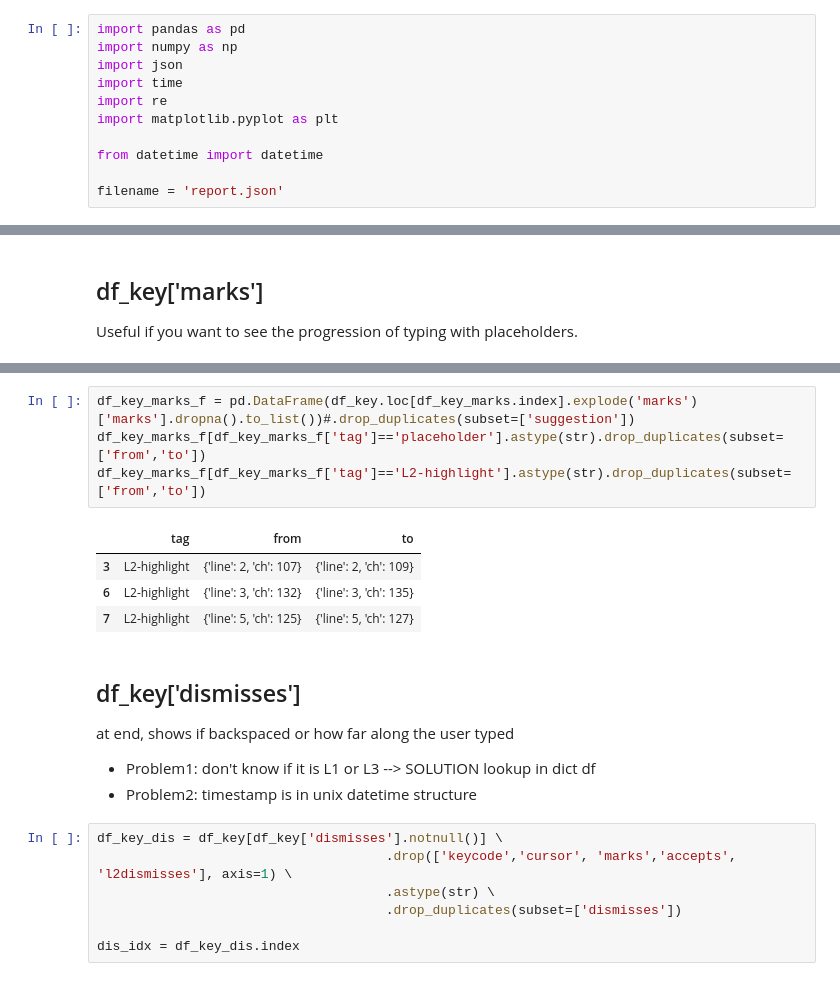
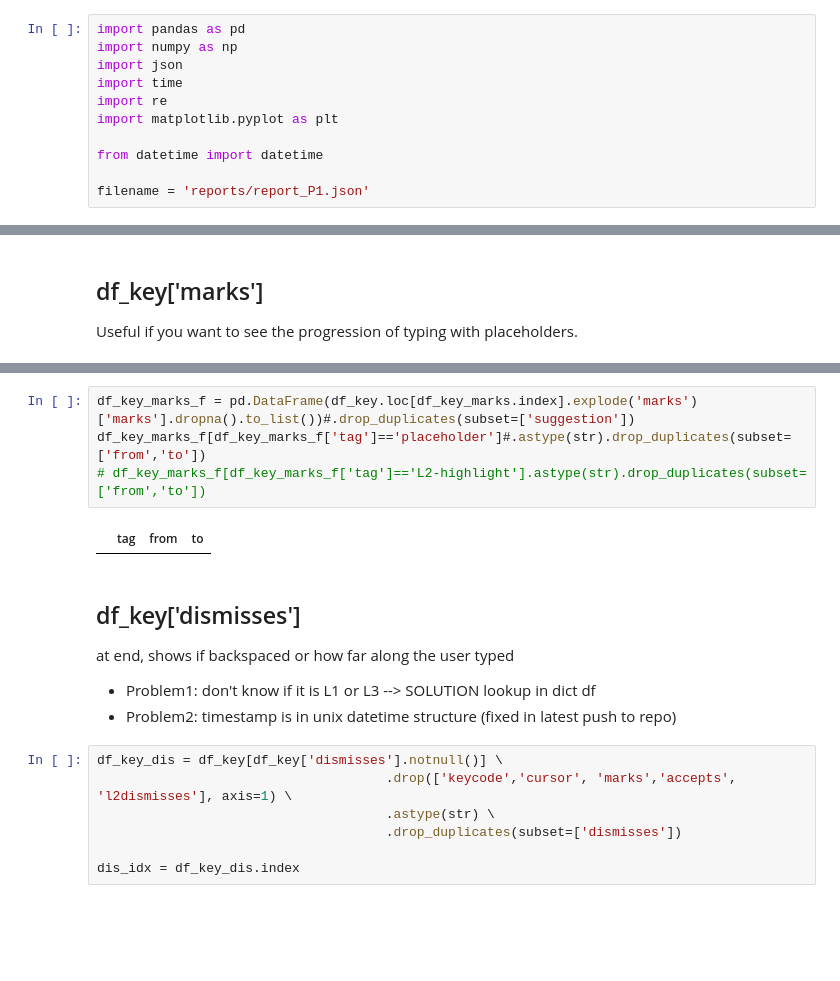
Before and after one commit to ucla-hci/journal, a Jupyter notebook: analytics/analysis.ipynb, the cells around one changed output, grey strips where cells are left out. Cells and saved outputs as stored; diff of their text form; blank space fills up the shorter version.

```diff
--- a/analytics/analysis.ipynb
+++ b/analytics/analysis.ipynb
@@ -8,7 +8,7 @@ import matplotlib.pyplot as plt
 
 from datetime import datetime
 
-filename = 'report.json'
+filename = 'reports/report_P1.json'
 # %%
 with open(filename, encoding="utf-8") as f:
     target = f.read()
@@ -229,17 +250,14 @@ df_key_marks #.to_csv('dummy.csv')
 # %%
 df_key_marks_f = pd.DataFrame(df_key.loc[df_key_marks.index].explode('marks')['marks'].dropna().to_list())#.drop_duplicates(subset=['suggestion'])
-df_key_marks_f[df_key_marks_f['tag']=='placeholder'].astype(str).drop_duplicates(subset=['from','to'])
-df_key_marks_f[df_key_marks_f['tag']=='L2-highlight'].astype(str).drop_duplicates(subset=['from','to'])
+df_key_marks_f[df_key_marks_f['tag']=='placeholder']#.astype(str).drop_duplicates(subset=['from','to'])
+# df_key_marks_f[df_key_marks_f['tag']=='L2-highlight'].astype(str).drop_duplicates(subset=['from','to'])
 # %% [output]
 |  | tag | from | to |
-| 3 | L2-highlight | {'line': 2, 'ch': 107} | {'line': 2, 'ch': 109} |
-| 6 | L2-highlight | {'line': 3, 'ch': 132} | {'line': 3, 'ch': 135} |
-| 7 | L2-highlight | {'line': 5, 'ch': 125} | {'line': 5, 'ch': 127} |
 # %% [markdown]
 ## df_key['dismisses']
 at end, shows if backspaced or how far along the user typed
 - Problem1: don't know if it is L1 or L3 --> SOLUTION lookup in dict df
-- Problem2: timestamp is in unix datetime structure
+- Problem2: timestamp is in unix datetime structure (fixed in latest push to repo)
 # %%
 df_key_dis = df_key[df_key['dismisses'].notnull()] \
                                      .drop(['keycode','cursor', 'marks','accepts', 'l2dismisses'], axis=1) \
```
Also changed, not shown: parts of 11 cells of this notebook, 1 other file.
